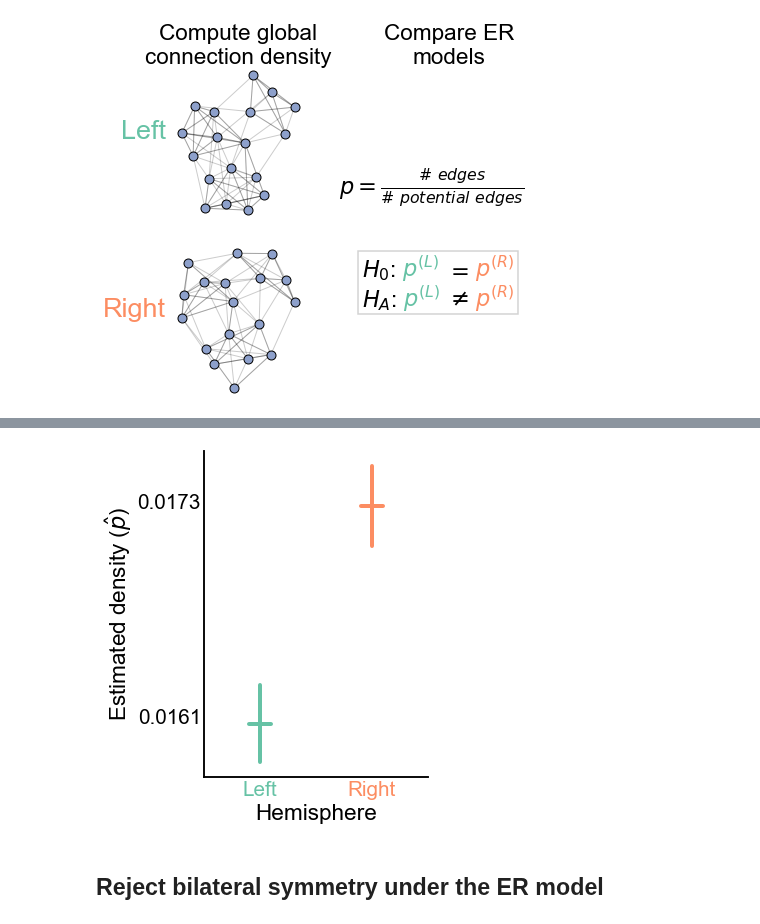
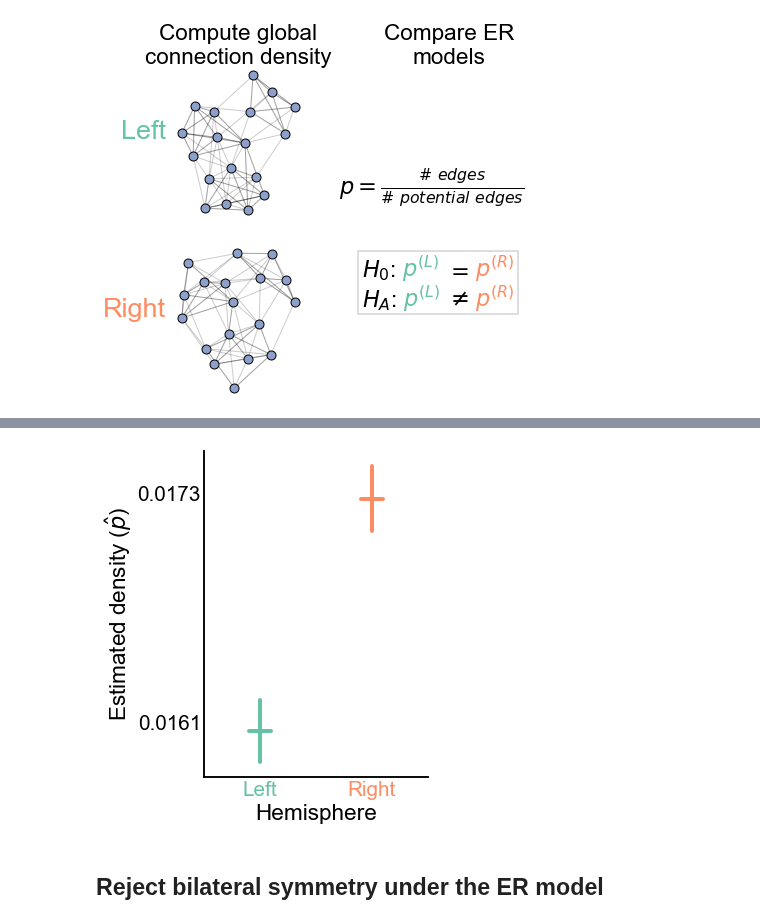
Before and after one commit to neurodata/bilateral-connectome, a Jupyter notebook: docs/er_unmatched_test.ipynb, the cells around one changed output, grey strips where cells are left out. Cells and saved outputs as stored; diff of their text form; code cells hidden in the pictures.

```diff
--- a/docs/er_unmatched_test.ipynb
+++ b/docs/er_unmatched_test.ipynb
@@ -262,12 +262,14 @@ n_edges_left = misc["observed1"]
 n_edges_right = misc["observed2"]
 # %%
 
-plot_density(misc, palette=network_palette)
+coverage = 0.95
+glue("coverage", coverage, form="2.0f%")
+plot_density(misc, palette=network_palette, coverage=coverage)
 
 gluefig("er_density", fig)
 # %% [output]
 [interactive output not drawn]
-[figure, old version]
+[figure, new version]
 # %% [markdown]
 ## Reject bilateral symmetry under the ER model
 # %% [markdown]
```
Also changed, not shown: parts of 2 cells of this notebook, 2 other files.
